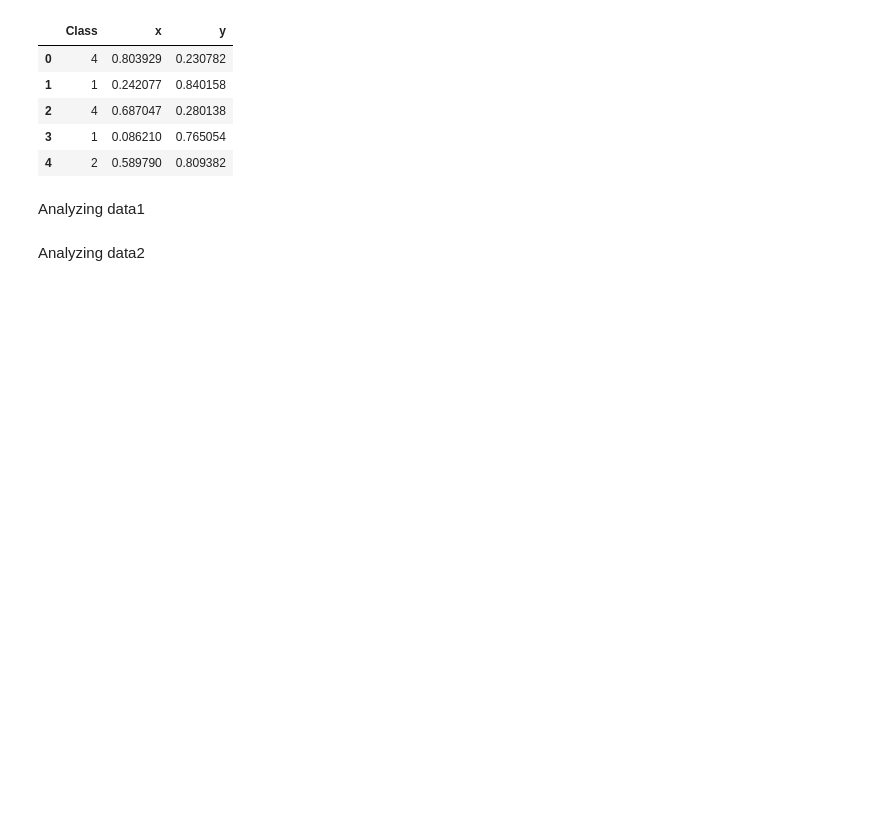
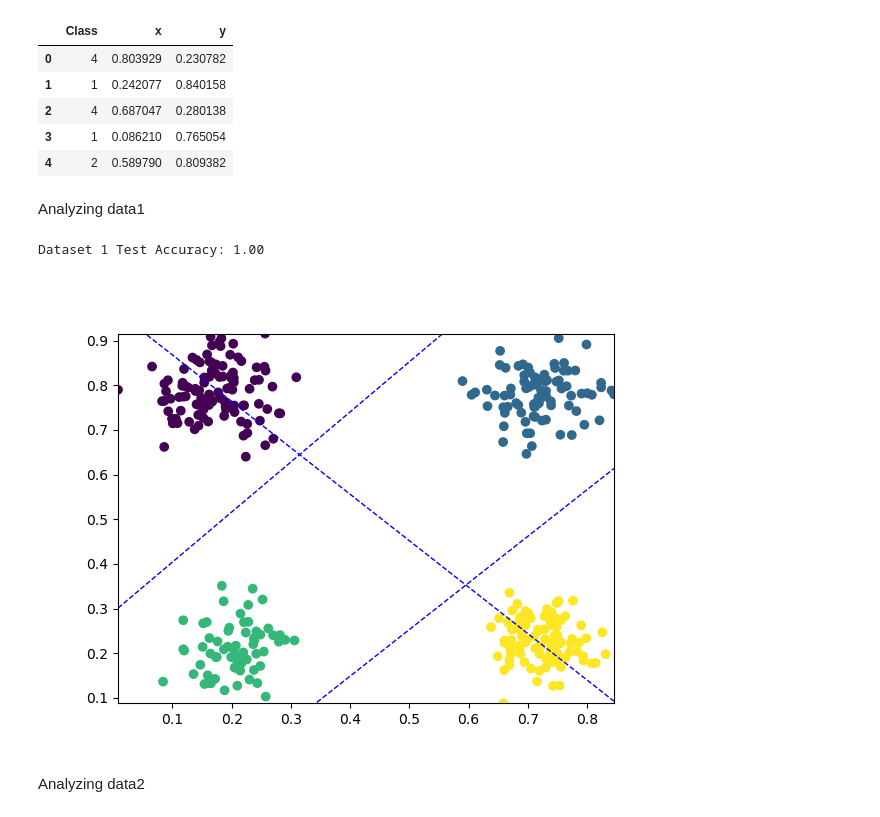
Before and after one commit to runkle-austin/380FinalProject, a Jupyter notebook: 380_project.ipynb, the cells around one changed output. Drawn from its saved outputs; the diff is of its cells as text; code cells hidden in the pictures; blank space fills up the shorter version.

Commit message:
interactive graph and accuracy of linear models

```diff
--- a/380_project.ipynb
+++ b/380_project.ipynb
@@ -26,11 +31,12 @@ TREE NODE
         - Else it stores refrences to the left and right children
 # %%
 class Node:
-    def __init__ (self, is_leaf, class_label, left, right):
+    def __init__ (self, is_leaf, class_label, left, right, SVM):
         self.is_leaf     = is_leaf
         self.class_label = class_label
         self.left        = left
         self.right       = right
+        self.SVM         = SVM
 # %% [markdown]
 GINI IMPURITY
 # %%
@@ -165,3 +218,37 @@ def build_tree(X, y, depth, function):
+# %%
+def plot(tree, X,y):
+
+    %matplotlib widget
+
+    minX0D = np.min(X[:, 0])
+    maxX0D = np.max(X[:, 0])
+    minX1D = np.min(X[:, 1])
+    maxX1D = np.max(X[:, 1])
+    xlim = (minX0D, maxX0D)
+    ylim = (minX1D, maxX1D)
+
+    fig, ax = plt.subplots()
+
+    plt.scatter(X[:, 0], X[:, 1], marker='o', c=y)
+    #plt.plot([minX0D,maxX0D],[minX1,maxX1])
+    ax.set_xlim([minX0D, maxX0D])
+    ax.set_ylim([minX1D, maxX1D])
+
+    text=plt.xlabel("No selection yet")
+
+    def onclick(event):
+        if event.inaxes is not None:
+            tx = 'xdata=%f, ydata=%f' % (event.xdata, event.ydata)
+            pt = [event.xdata, event.ydata]
+            predicted_class = traverse_tree(tree, pt)
+            label_text = f"{tx}, Predicted Class: {predicted_class}"
+            redraw(fig, ax, tree, X, y, xlim, ylim, selected_point=pt, label_text=label_text)
+        else:
+            print('Clicked outside of an axis.')
+
+    cid = fig.canvas.mpl_connect('button_press_event', onclick)
+    redraw(fig, ax, tree, X, y, xlim, ylim)
+    return fig, ax
 # %% [markdown]
 LOAD DATA
 # %%
@@ -184,11 +271,20 @@ Analyzing data1
 # %%
 MAX_TREE_HEIGHT = math.ceil(math.log2(4)) + 1
 random_state = 1234
 X = data1_train[['x', 'y']]
 y = data1_train['Class']
 X_train, X_test, y_train, y_test = train_test_split(X, y, test_size = 0.25, random_state = random_state)
 
 tree = build_tree(X_train, y_train, 0, "linear")
+plot(tree, X_train.to_numpy(), y_train.to_numpy())
+predicted_classes = []
+for _, point in X_test.iterrows():
+    predicted_classes.append(traverse_tree(tree, point))
+acc = accuracy_score(y_test.to_numpy(), predicted_classes)
+print(f"Dataset 1 Test Accuracy: {acc:.2f}")
+# %% [output]
+Dataset 1 Test Accuracy: 1.00
+[figure, added]
 # %% [markdown]
 Analyzing data2
 # %%
```
Also changed, not shown: parts of 14 cells of this notebook.
